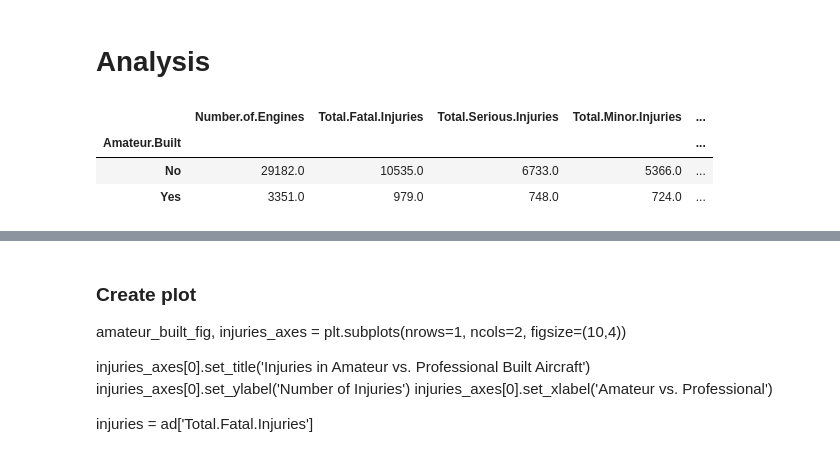
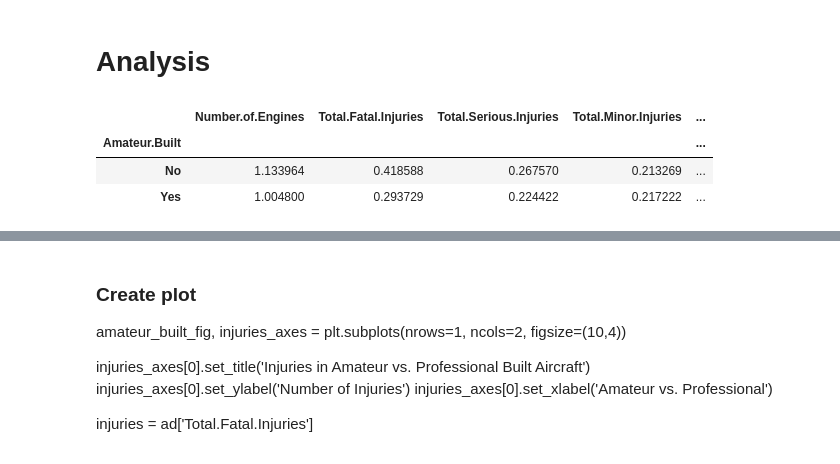
Before and after one commit to josh-g-grimes/Aviation-Data, a Jupyter notebook: notebook.ipynb, the cells around one changed output, grey strips where cells are left out. Saved outputs shown, nothing was run; the diff lists cells and outputs as text; code cells hidden in the pictures.

```diff
--- a/notebook.ipynb
+++ b/notebook.ipynb
@@ -125,0 +131,7 @@ Shape of the dataset:   (28813, 8)
+# %%
+###I create a  Percent.Uninjured feature to analyze the number of people who were uninjured in each accident type
+
+ad['Total.Passengers'] = ad['Total.Fatal.Injuries']+ad['Total.Serious.Injuries']+ad['Total.Minor.Injuries']+ad['Total.Uninjured']
+ad['Percent.Fatal'] = ad['Total.Fatal.Injuries']/ad['Total.Passengers']
+ad['Percent.Serious_Fatal'] = (ad['Total.Fatal.Injuries'] + ad['Total.Serious.Injuries'])/ad['Total.Passengers']
+ad['Percent.Uninjured'] = ad['Total.Uninjured']/ad['Total.Passengers']
@@ -128,10 +149,10 @@ Shape of the dataset:   (28813, 8)
 # %%
 ### The first thing I wanted to do was see if there was a difference in the amount of people
 ### injured in aircraft that were built by amateurs or not.
 
-ad.groupby(['Amateur.Built']).sum()
+ad.groupby(['Amateur.Built']).mean()
 # %% [output]
 |  | Number.of.Engines | Total.Fatal.Injuries | Total.Serious.Injuries | Total.Minor.Injuries | ... |
 | Amateur.Built |  |  |  |  | ... |
-| No | 29182.0 | 10535.0 | 6733.0 | 5366.0 | ... |
-| Yes | 3351.0 | 979.0 | 748.0 | 724.0 | ... |
+| No | 1.133964 | 0.418588 | 0.267570 | 0.213269 | ... |
+| Yes | 1.004800 | 0.293729 | 0.224422 | 0.217222 | ... |
```
Also changed, not shown: parts of 35 cells of this notebook.
